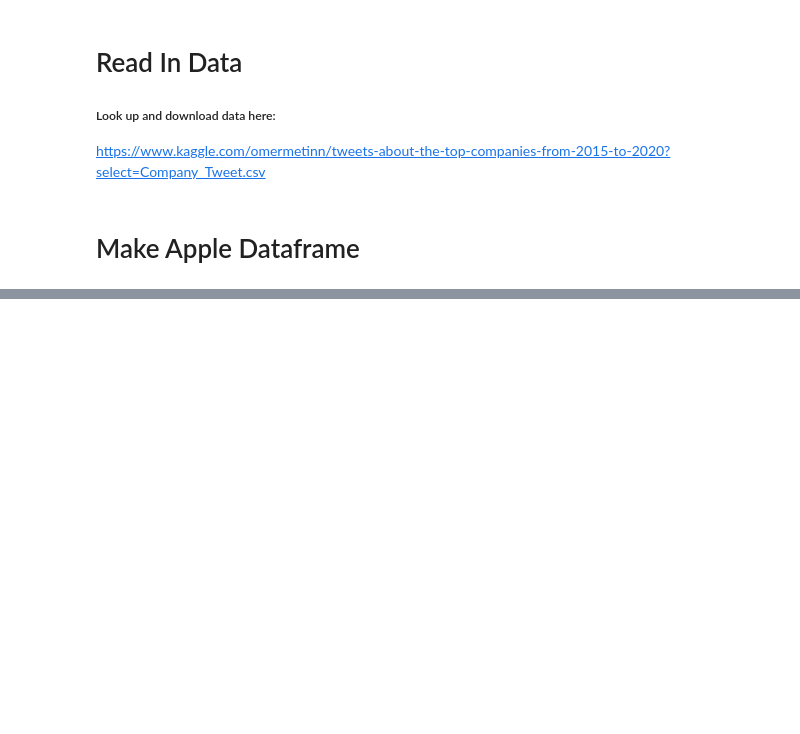
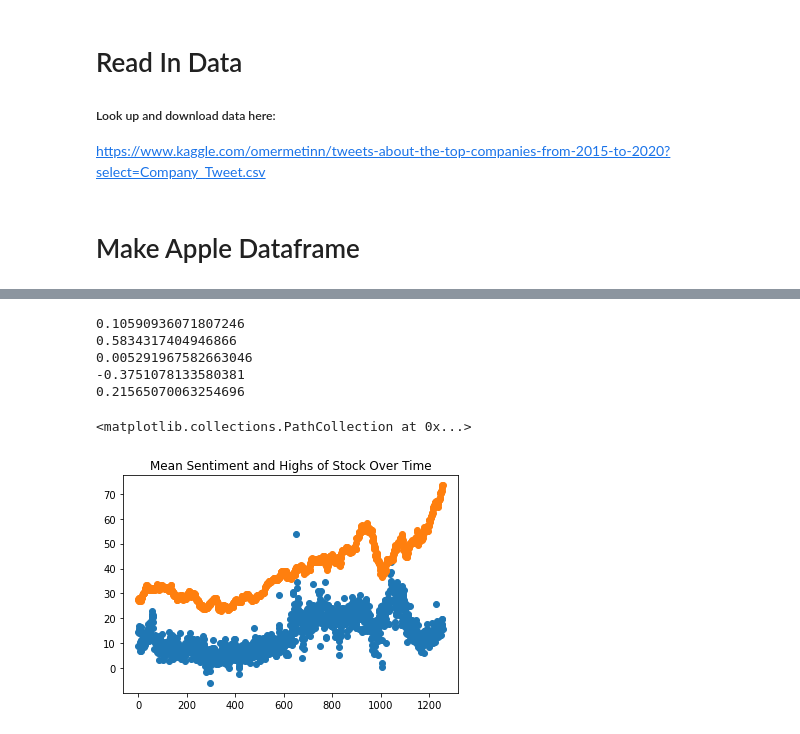
Before and after one commit to YashBengali/506PersonalProject, a Jupyter notebook: tests.ipynb, the cells around one changed output, grey strips where cells are left out. Cells and saved outputs as stored; diff of their text form; code cells hidden in the pictures; blank space fills up the shorter version.

Commit message:
updated test.py

```diff
--- a/tests.ipynb
+++ b/tests.ipynb
@@ -49,0 +50,3 @@ goodOne["body"][532580]
+# %%
+split = ours.date.str.split(expand=True)
+ours["just_date"] = split[0]
@@ -49,0 +66,14 @@ goodOne["body"][532580]
+# %%
+grouped_df = ours.groupby(by = ["just_date"])
+test = []
+test_date = []
+num_tweets = []
+non_scaled_sentiment = []
+for name,group in grouped_df:
+    test.append(group.scaled_sentiment.mean())
+    num_tweets.append(len(group.scaled_sentiment))
+    test_date.append(name)
+    non_scaled_sentiment.append(group.compound.mean())
+
+stock_df = pd.DataFrame({"Date": test_date, "Mean_Sentiment": test, "Num_Tweets": num_tweets, "Non_Scaled_Sentiment":non_scaled_sentiment})
+stock_df.head()
@@ -49,0 +87,6 @@ goodOne["body"][532580]
+# %%
+import numpy as np
+stock_data["increased"] = np.where(stock_data["Close"]>stock_data["Open"], 1, 0)
+stock_data["change_value"] = stock_data["Close"]-stock_data["Open"]
+stock_data["carlosTest"] = stock_data["High"]-stock_data["Open"]
+stock_data
@@ -49,0 +107,3 @@ goodOne["body"][532580]
+# %%
+x = pd.merge(stock_data, stock_df, on="Date")
+x
@@ -49,0 +124,30 @@ goodOne["body"][532580]
+# %%
+print(x["change_value"].corr(x["Non_Scaled_Sentiment"]))
+print(x["High"].corr(x["Mean_Sentiment"]))
+print(x["Num_Tweets"].corr(x["increased"]))
+print(x["Mean_Sentiment"].corr(x["Num_Tweets"]))
+print(x["Mean_Sentiment"].corr(x["carlosTest"]))
+# %% [output]
+0.10590936071807246
+0.5834317404946866
+0.005291967582663046
+-0.3751078133580381
+0.21565070063254696
+# %%
+import matplotlib.pyplot as plt
+#import math
+
+#max=np.max(x["High"])
+#def sigmoid(x):
+#      return x/max
+
+#temp = [sigmoid(x) for x in x["High"]]
+plt.title("Mean Sentiment and Highs of Stock Over Time")
+plt.scatter(range(len(x)), x["Mean_Sentiment"]*100)
+plt.scatter(range(len(x)), x["High"])
+#plt.plot(range(len(x)), x["change_value"])
+#plt.scatter(range(len(x)), temp)
+#print(pd.Series(temp).corr(x["Mean_Sentiment"]))
+# %% [output]
+<matplotlib.collections.PathCollection at 0x...>
+[figure, added]
```
Also changed, not shown: parts of 18 cells of this notebook.
